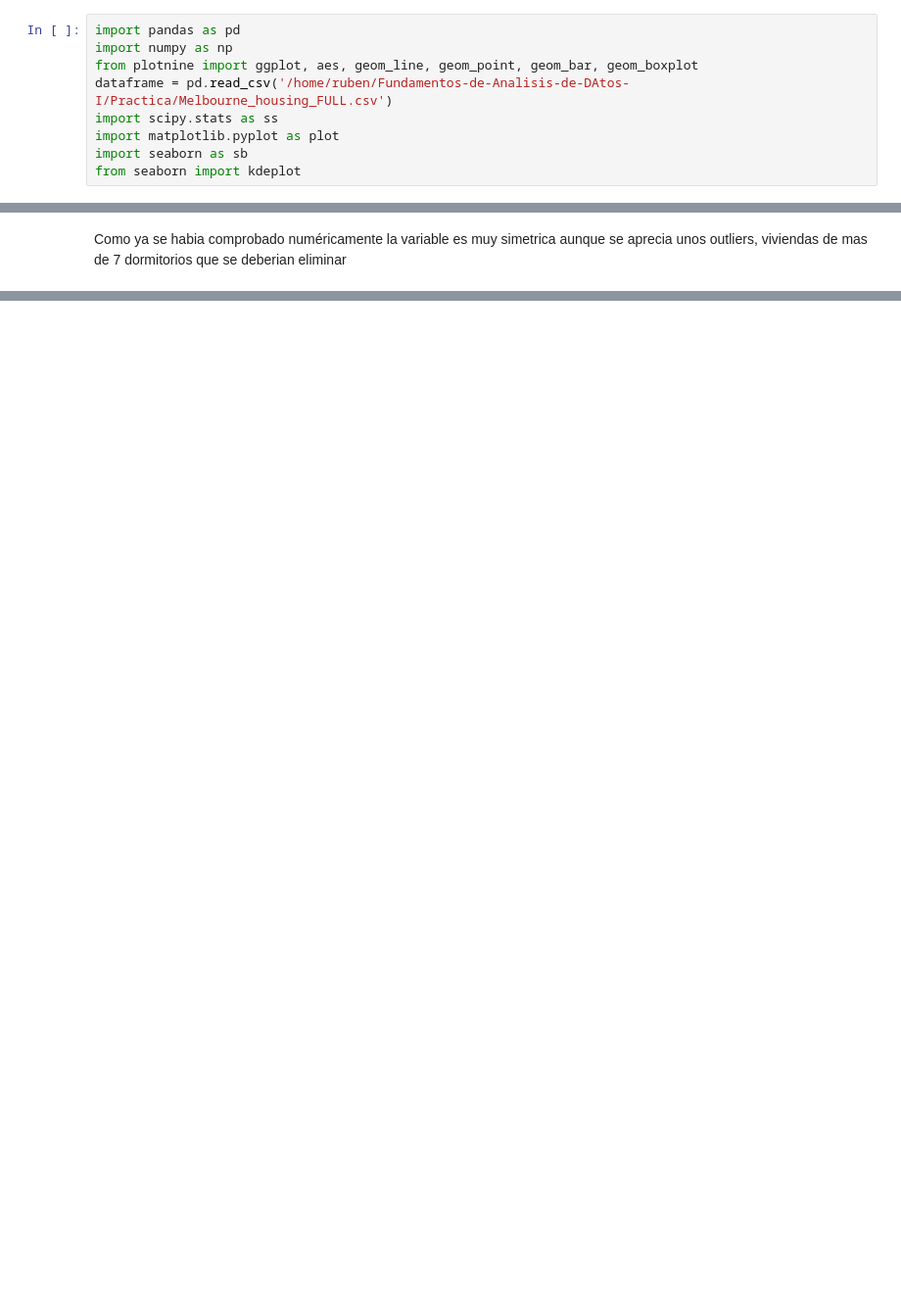
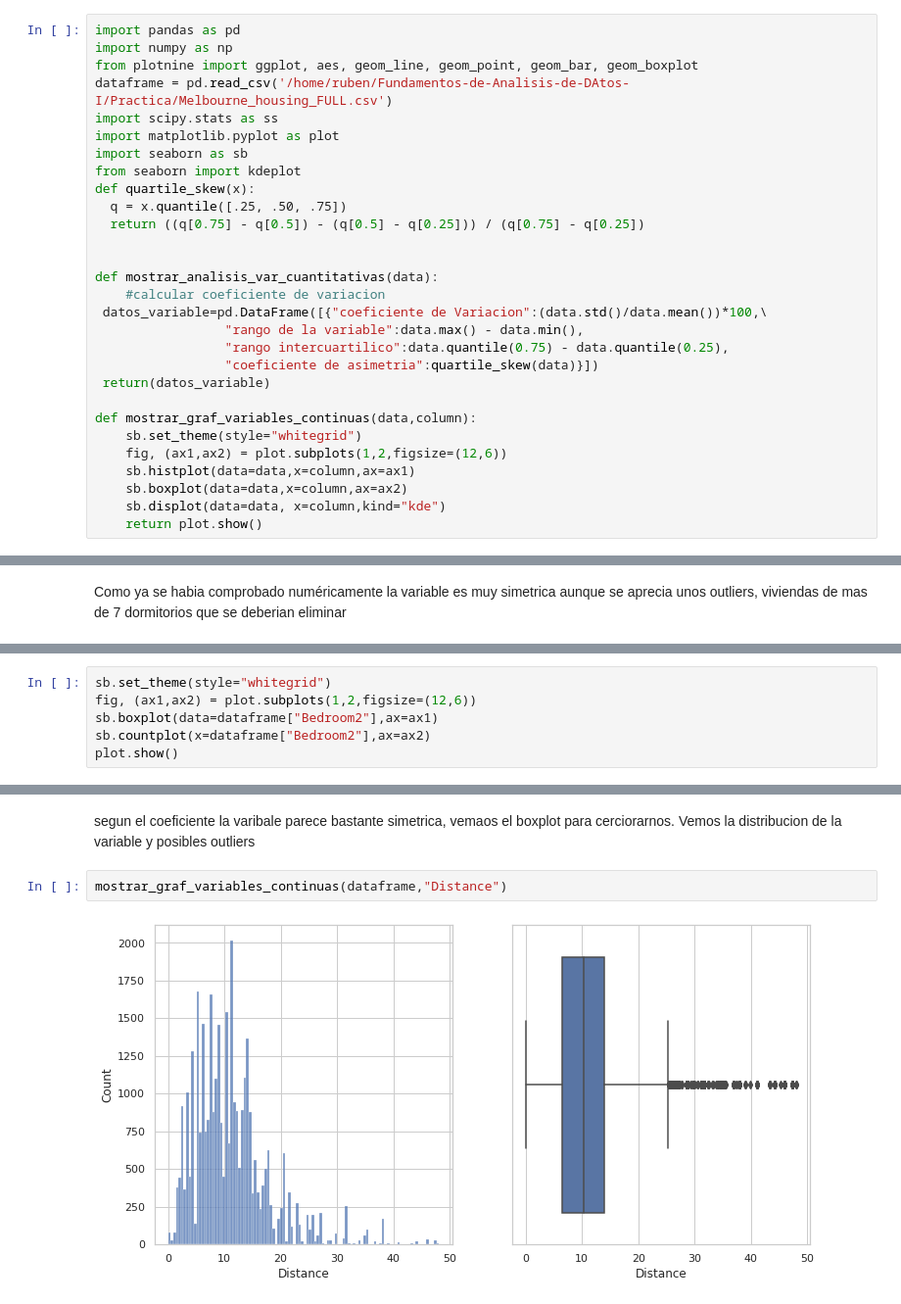
Before and after one commit to InmaBorras/HH_intro_git_ds, a Jupyter notebook: AnalisVarCuantitativas.ipynb, the cells around one changed output, grey strips where cells are left out. Shown at 98% size. Cells and saved outputs as stored; diff of their text form; blank space fills up the shorter version.

```diff
--- a/AnalisVarCuantitativas.ipynb
+++ b/AnalisVarCuantitativas.ipynb
@@ -7,5 +7,25 @@ import scipy.stats as ss
 import matplotlib.pyplot as plot
 import seaborn as sb
 from seaborn import kdeplot
+def quartile_skew(x):
+  q = x.quantile([.25, .50, .75])
+  return ((q[0.75] - q[0.5]) - (q[0.5] - q[0.25])) / (q[0.75] - q[0.25])
+
+
+def mostrar_analisis_var_cuantitativas(data):
+    #calcular coeficiente de variacion
+ datos_variable=pd.DataFrame([{"coeficiente de Variacion":(data.std()/data.mean())*100,\
+                 "rango de la variable":data.max() - data.min(),
+                 "rango intercuartilico":data.quantile(0.75) - data.quantile(0.25),
+                 "coeficiente de asimetria":quartile_skew(data)}])
+ return(datos_variable)
+
+def mostrar_graf_variables_continuas(data,column):
+    sb.set_theme(style="whitegrid")
+    fig, (ax1,ax2) = plot.subplots(1,2,figsize=(12,6))
+    sb.histplot(data=data,x=column,ax=ax1)
+    sb.boxplot(data=data,x=column,ax=ax2)
+    sb.displot(data=data, x=column,kind="kde")
+    return plot.show()
 # %% [markdown]
 En primer lugar vamos a realizar una inspeccion ocular del dataset:
@@ -199,0 +223,6 @@ mostrar_analisis_var_cuantitativas(dataframe["Rooms"])
+# %%
+sb.set_theme(style="whitegrid")
+fig, (ax1,ax2) = plot.subplots(1,2,figsize=(12,6))
+sb.boxplot(data=dataframe["Bedroom2"],ax=ax1)
+sb.countplot(x=dataframe["Bedroom2"],ax=ax2)
+plot.show()
@@ -199,0 +244,7 @@ mostrar_analisis_var_cuantitativas(dataframe["Rooms"])
+# %% [markdown]
+segun el coeficiente la varibale parece bastante simetrica, vemaos el boxplot para cerciorarnos.
+Vemos la distribucion de la variable y posibles outliers
+# %%
+mostrar_graf_variables_continuas(dataframe,"Distance")
+# %% [output]
+[figure, added]
```
Also changed, not shown: parts of 58 cells of this notebook.
